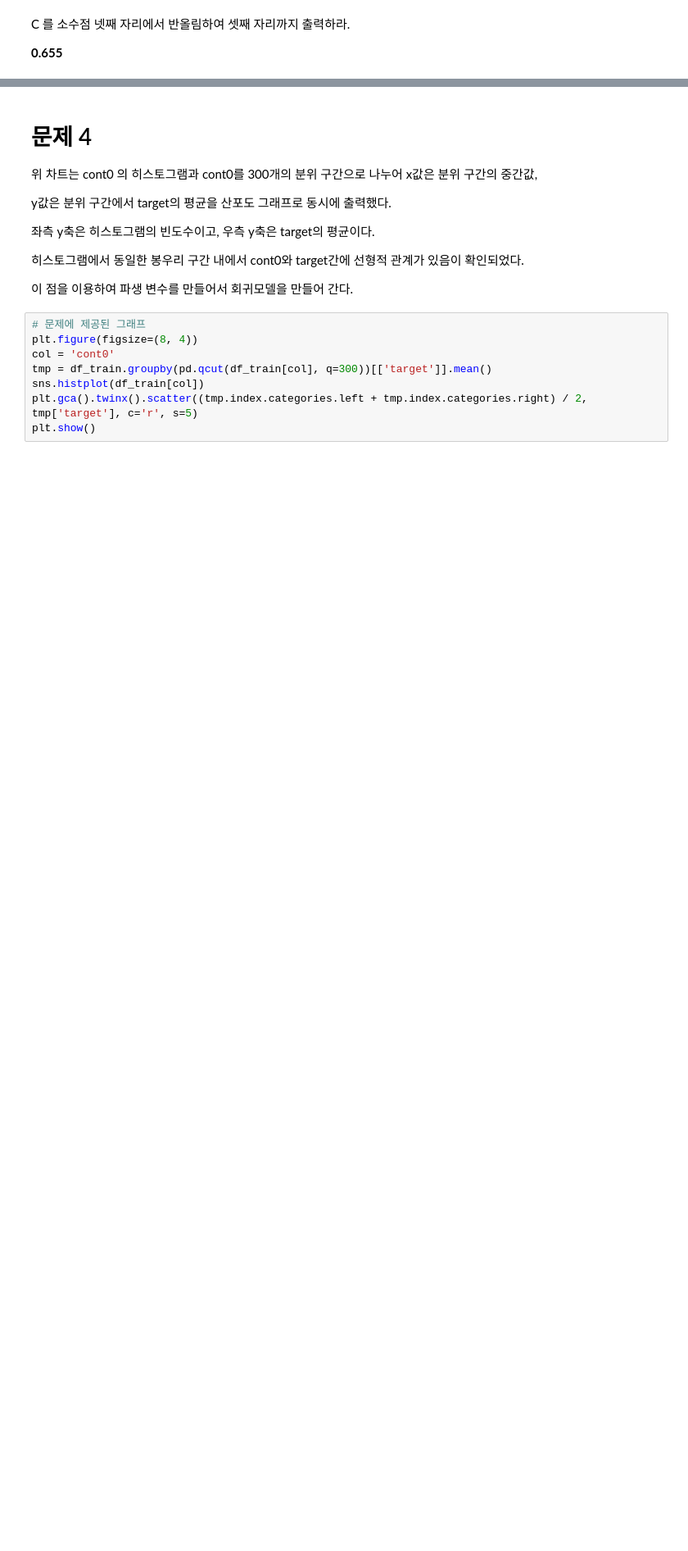
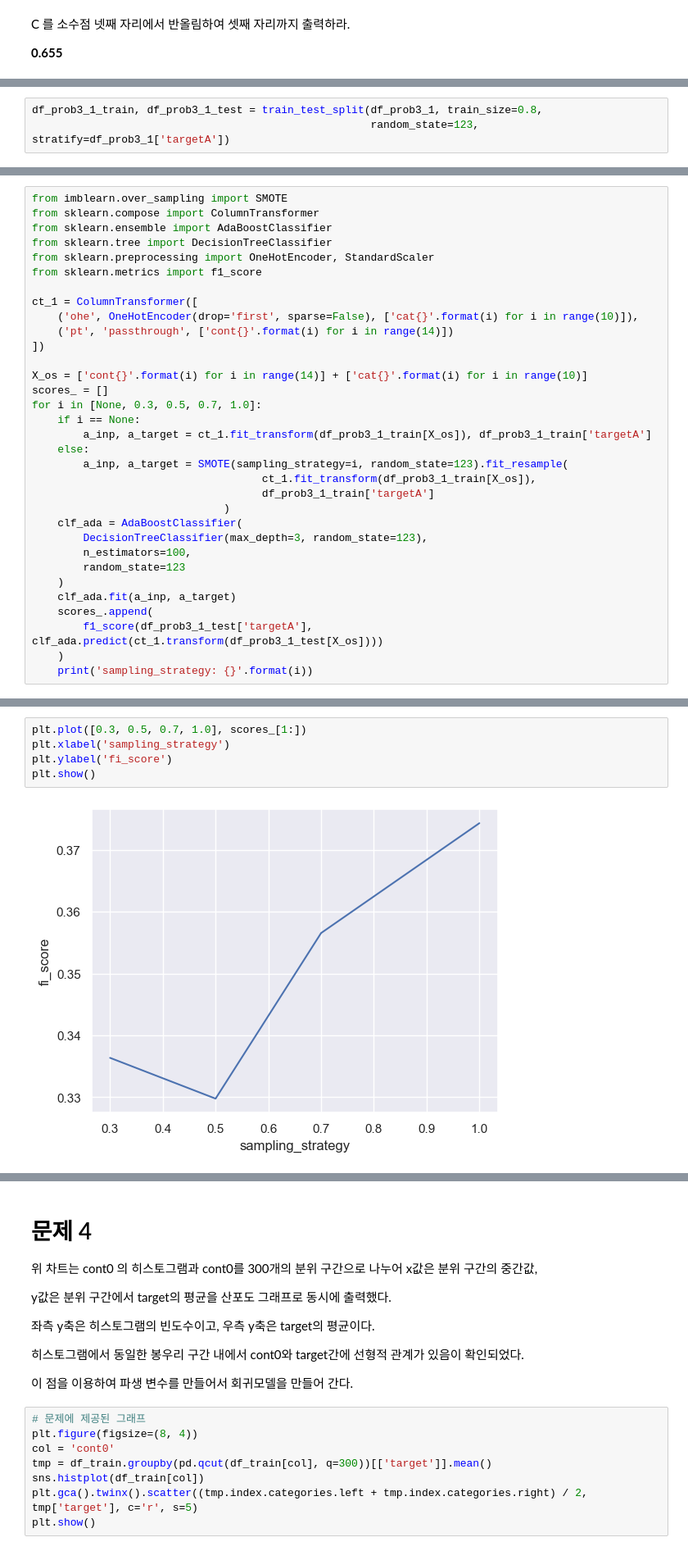
Before and after one commit to sunkusun9/DS_lv3_2304, a Jupyter notebook: sec_ds_lv3_prob2_prob.ipynb, the cells around one changed output, grey strips where cells are left out. Shown: that part at 82% size. Cells and saved outputs as stored; diff of their text form; blank space fills up the shorter version.

```diff
--- a/sec_ds_lv3_prob2_prob.ipynb
+++ b/sec_ds_lv3_prob2_prob.ipynb
@@ -881,0 +895,3 @@ C 를 소수점 넷째 자리에서 반올림하여 셋째 자리까지 출력
+# %%
+df_prob3_1_train, df_prob3_1_test = train_test_split(df_prob3_1, train_size=0.8,
+                                                     random_state=123, stratify=df_prob3_1['targetA'])
@@ -881,0 +912,33 @@ C 를 소수점 넷째 자리에서 반올림하여 셋째 자리까지 출력
+# %%
+from imblearn.over_sampling import SMOTE
+from sklearn.compose import ColumnTransformer
+from sklearn.ensemble import AdaBoostClassifier
+from sklearn.tree import DecisionTreeClassifier
+from sklearn.preprocessing import OneHotEncoder, StandardScaler
+from sklearn.metrics import f1_score
+
+ct_1 = ColumnTransformer([
+    ('ohe', OneHotEncoder(drop='first', sparse=False), ['cat{}'.format(i) for i in range(10)]),
+    ('pt', 'passthrough', ['cont{}'.format(i) for i in range(14)])
+])
+
+X_os = ['cont{}'.format(i) for i in range(14)] + ['cat{}'.format(i) for i in range(10)]
+scores_ = []
+for i in [None, 0.3, 0.5, 0.7, 1.0]:
+    if i == None:
+        a_inp, a_target = ct_1.fit_transform(df_prob3_1_train[X_os]), df_prob3_1_train['targetA']
+    else:
+        a_inp, a_target = SMOTE(sampling_strategy=i, random_state=123).fit_resample(
+                                    ct_1.fit_transform(df_prob3_1_train[X_os]),
+                                    df_prob3_1_train['targetA']
+                              )
+    clf_ada = AdaBoostClassifier(
+        DecisionTreeClassifier(max_depth=3, random_state=123),
+        n_estimators=100,
+        random_state=123
+    )
+    clf_ada.fit(a_inp, a_target)
+    scores_.append(
+        f1_score(df_prob3_1_test['targetA'], clf_ada.predict(ct_1.transform(df_prob3_1_test[X_os])))
+    )
+    print('sampling_strategy: {}'.format(i))
@@ -881,0 +951,7 @@ C 를 소수점 넷째 자리에서 반올림하여 셋째 자리까지 출력
+# %%
+plt.plot([0.3, 0.5, 0.7, 1.0], scores_[1:])
+plt.xlabel('sampling_strategy')
+plt.ylabel('fi_score')
+plt.show()
+# %% [output]
+[figure, added]
```
Also changed, not shown: parts of 74 cells of this notebook.
